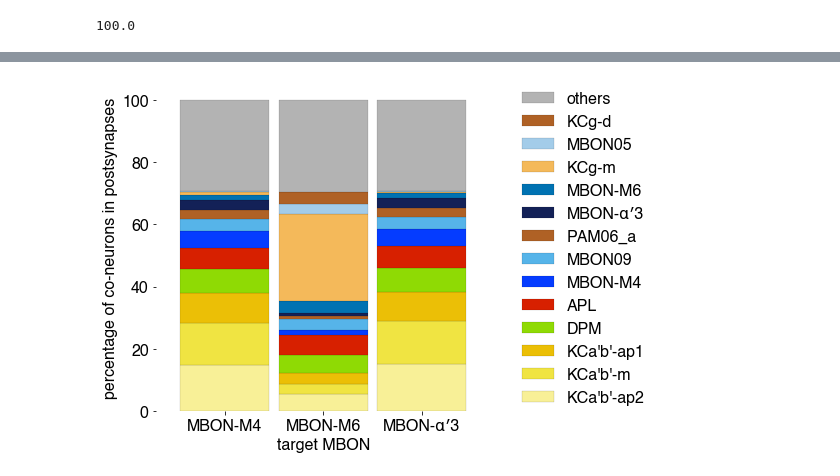
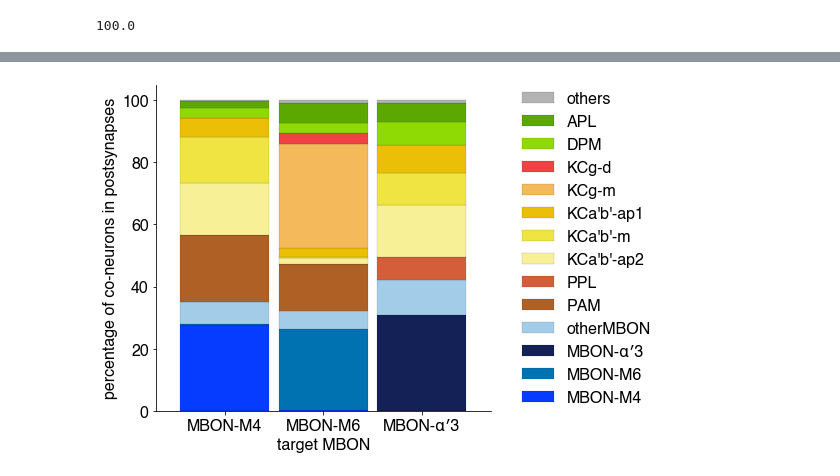
Before and after one commit to jagannathancolabs/2022_postsynapticplasticity, a Jupyter notebook: python/kcmbon_postsynapticspecificity.ipynb, the cells around one changed output, grey strips where cells are left out. Saved outputs shown, nothing was run; the diff lists cells and outputs as text; code cells hidden in the pictures.

```diff
--- a/python/kcmbon_postsynapticspecificity.ipynb
+++ b/python/kcmbon_postsynapticspecificity.ipynb
@@ -443,0 +549,2 @@ synpasecount_cobodyids_df
+# %%
+mergedsynapsecount_cobodyids_df = mergedsynapsecount_cobodyids_df.groupby(['target_MBON', 'co_bodyid_type'], as_index=False)['synapticsite_count'].sum()
@@ -444,6 +553,6 @@ synpasecount_cobodyids_df
 # %%
 #reshape dataframe so we have co_bodyid by specific mbon type, the values would be counts where they cooccur on the post-synaptic site..
-cobodyid_by_mbontype_df = synpasecount_cobodyids_df.pivot(index = 'co_bodyid_type', columns='target_MBON',values='synapse_count')
+cobodyid_by_mbontype_df = mergedsynapsecount_cobodyids_df.pivot(index = 'co_bodyid_type', columns='target_MBON',values='synapticsite_count')
 cobodyid_by_mbontype_df = cobodyid_by_mbontype_df.reset_index()
 cobodyid_by_mbontype_df = cobodyid_by_mbontype_df.set_index('co_bodyid_type')
 cobodyid_by_mbontype_df
@@ -492,8 +628,8 @@ top_mbonm4 = normcobodyid_by_mbontype_df.sort_values(by=['MBON-M4'], ascending=F
 top_mbonm6 = normcobodyid_by_mbontype_df.sort_values(by=['MBON-M6'], ascending=False)
 top_mbonα3 = normcobodyid_by_mbontype_df.sort_values(by=['MBON-α′3'], ascending=False)
 # %%
-topneurontypes = reduce(np.union1d, (top_mbonm4.index[0:9].values, top_mbonm6.index[0:9].values,
-                    top_mbonα3.index[0:9].values))
+topneurontypes = reduce(np.union1d, (top_mbonm4.index[0:7].values, top_mbonm6.index[0:7].values,
+                    top_mbonα3.index[0:7].values))
 # %%
 topneurontypes
 # %% [output]
@@ -579,0 +716,8 @@ sorted_df
+# %%
+coneuronssorted_df = sorted_df.reindex(["MBON-M4", "MBON-M6", "MBON-α′3", "otherMBON",
+                                        "PAM", "PPL",
+                                        "KCa'b'-ap2", "KCa'b'-m", "KCa'b'-ap1",
+                                        "KCg-m", "KCg-d",
+                                        "DPM", "APL",
+                                        "others"
+                                       ])
@@ -584,25 +747,30 @@ sorted_df['MBON-M4'].sum()
 # %%
 fig = plt.figure(figsize=(6, 6))
 gs_main = gridspec.GridSpec(1, 1)
 gs_main.update(wspace=0, hspace=0)
 
 #set up the legend..
 gs = gridspec.GridSpecFromSubplotSpec(1, 1, subplot_spec=gs_main[0])
 ax = fig.add_subplot(gs[0])
-ax = sorted_df.T.plot(kind='bar', stacked=True, ax = ax, color = glob_colors,
+ax = coneuronssorted_df.T.plot(kind='bar', stacked=True, ax = ax, color = glob_colors,
                      linewidth=0.1, width = 0.9, edgecolor='black')
 
 handles, labels = ax.get_legend_handles_labels()
 ax.legend(handles[::-1], labels[::-1], loc='center left',
           bbox_to_anchor=(1.05, 0.5),prop={'size': label_fontsize},frameon=False)
 
 ax.tick_params(axis='both', which='major', labelsize=label_fontsize)
-plt.box(False)
-ax.grid(False)
+# plt.box(False)
+# ax.grid(False)
+ax.spines['right'].set_visible(False)
+ax.spines['top'].set_visible(False)
+ax.spines['left'].set_visible(True)
+ax.spines['bottom'].set_visible(True)
+
 loc, labels = plt.xticks()
 ax.set_xticklabels(labels, rotation=0)
 ax.set_xlabel('target MBON',fontsize=label_fontsize, weight = 'bold')
 ax.set_ylabel('percentage of co-neurons in postsynapses',fontsize=label_fontsize, weight = 'bold')
 plt.savefig('figures/mbon_parsing_specificity.png', dpi=300, bbox_inches='tight')
 # %% [output]
-[figure, old version]
+[figure, new version]
```
Also changed, not shown: parts of 35 cells of this notebook, 12 other files.
